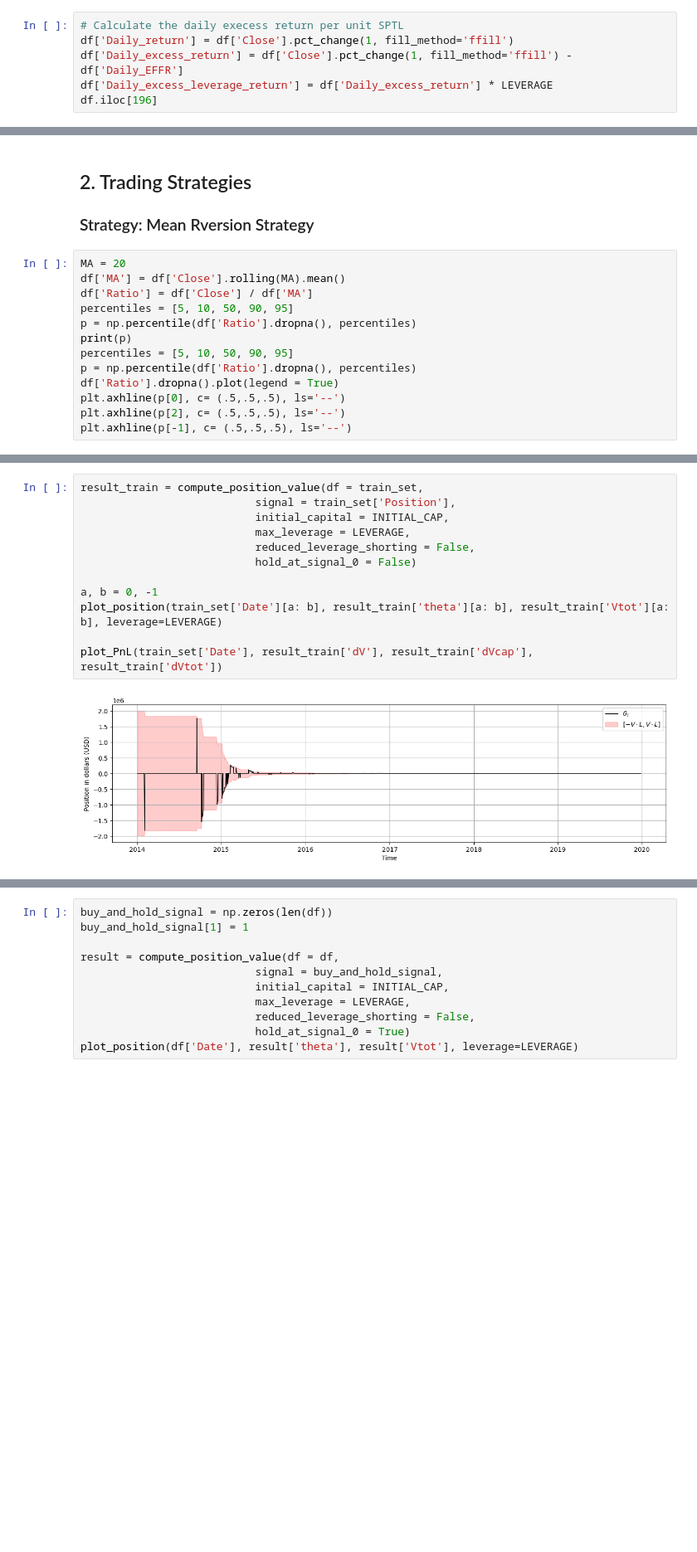
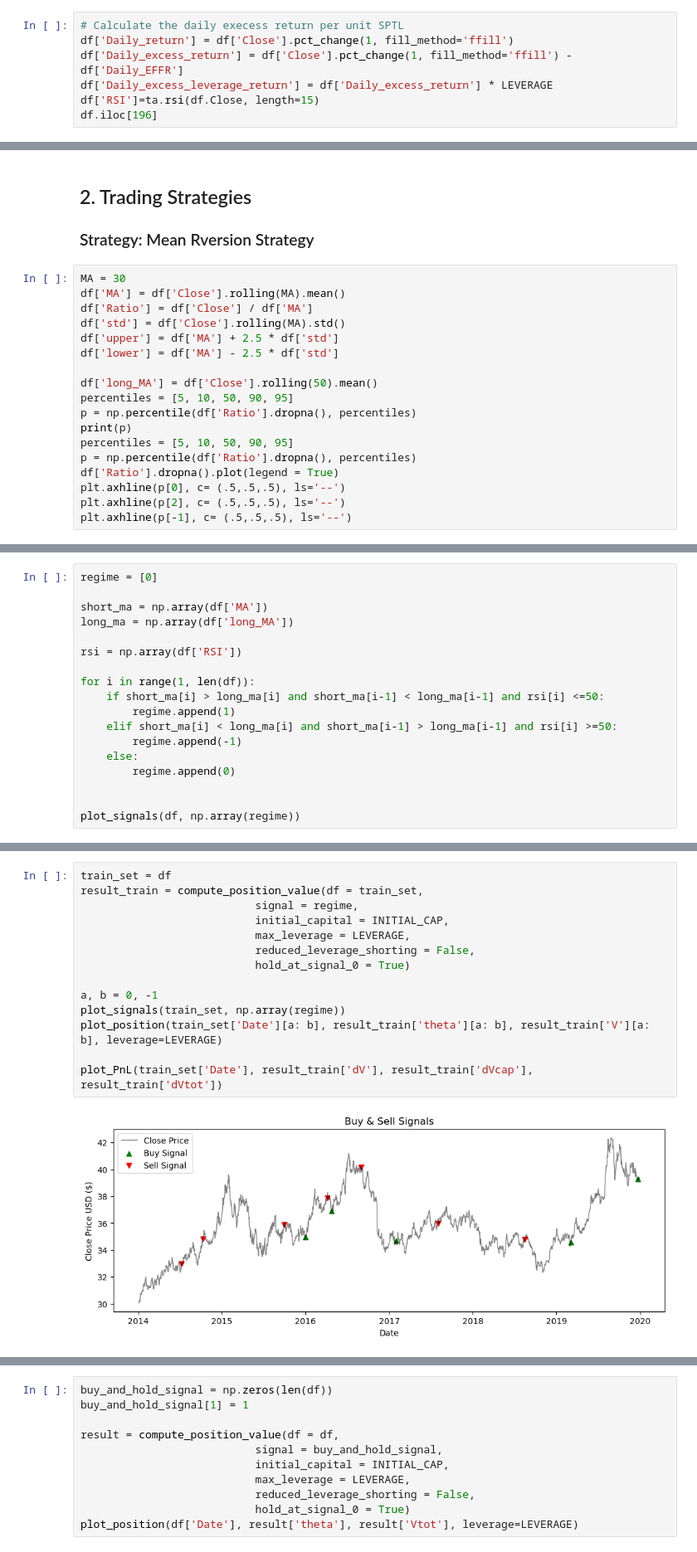
Before and after one commit to MC-Kangan/Algo_Trading_ETF_Trading_Strategy, a Jupyter notebook: Mean_reversion_strategy.ipynb, the cells around one changed output, grey strips where cells are left out. Shown at 83% size. Drawn from its saved outputs; the diff is of its cells as text; blank space fills up the shorter version.

```diff
--- a/Mean_reversion_strategy.ipynb
+++ b/Mean_reversion_strategy.ipynb
@@ -80,6 +80,7 @@ df
 df['Daily_return'] = df['Close'].pct_change(1, fill_method='ffill')
 df['Daily_excess_return'] = df['Close'].pct_change(1, fill_method='ffill') - df['Daily_EFFR']
 df['Daily_excess_leverage_return'] = df['Daily_excess_return'] * LEVERAGE
+df['RSI']=ta.rsi(df.Close, length=15)
 df.iloc[196]
 # %% [output]
 Date                            2014-10-13 00:00:00
@@ -107,9 +130,14 @@ plt.tight_layout()
 
 ### Strategy: Mean Rversion Strategy
 # %%
-MA = 20
+MA = 30
 df['MA'] = df['Close'].rolling(MA).mean()
 df['Ratio'] = df['Close'] / df['MA']
+df['std'] = df['Close'].rolling(MA).std()
+df['upper'] = df['MA'] + 2.5 * df['std']
+df['lower'] = df['MA'] - 2.5 * df['std']
+
+df['long_MA'] = df['Close'].rolling(50).mean()
 percentiles = [5, 10, 50, 90, 95]
 p = np.percentile(df['Ratio'].dropna(), percentiles)
 print(p)
@@ -125,0 +177,18 @@ plt.axhline(p[-1], c= (.5,.5,.5), ls='--')
+# %%
+regime = [0]
+
+short_ma = np.array(df['MA'])
+long_ma = np.array(df['long_MA'])
+
+rsi = np.array(df['RSI'])
+
+for i in range(1, len(df)):
+    if short_ma[i] > long_ma[i] and short_ma[i-1] < long_ma[i-1] and rsi[i] <=50:
+        regime.append(1)
+    elif short_ma[i] < long_ma[i] and short_ma[i-1] > long_ma[i-1] and rsi[i] >=50:
+        regime.append(-1)
+    else:
+        regime.append(0)
+
+
+plot_signals(df, np.array(regime))
@@ -158,14 +228,16 @@ train_set['Position'] = train_set['Position'].ffill()
 # %%
+train_set = df
 result_train = compute_position_value(df = train_set,
-                           signal = train_set['Position'],
+                           signal = regime,
                            initial_capital = INITIAL_CAP,
                            max_leverage = LEVERAGE,
                            reduced_leverage_shorting = False,
-                           hold_at_signal_0 = False)
+                           hold_at_signal_0 = True)
 
 a, b = 0, -1
-plot_position(train_set['Date'][a: b], result_train['theta'][a: b], result_train['Vtot'][a: b], leverage=LEVERAGE)
+plot_signals(train_set, np.array(regime))
+plot_position(train_set['Date'][a: b], result_train['theta'][a: b], result_train['V'][a: b], leverage=LEVERAGE)
 
 plot_PnL(train_set['Date'], result_train['dV'], result_train['dVcap'], result_train['dVtot'])
 # %% [output]
-[figure, old version]
+[figure, new version]
```
Also changed, not shown: parts of 17 cells of this notebook, 3 other files.
